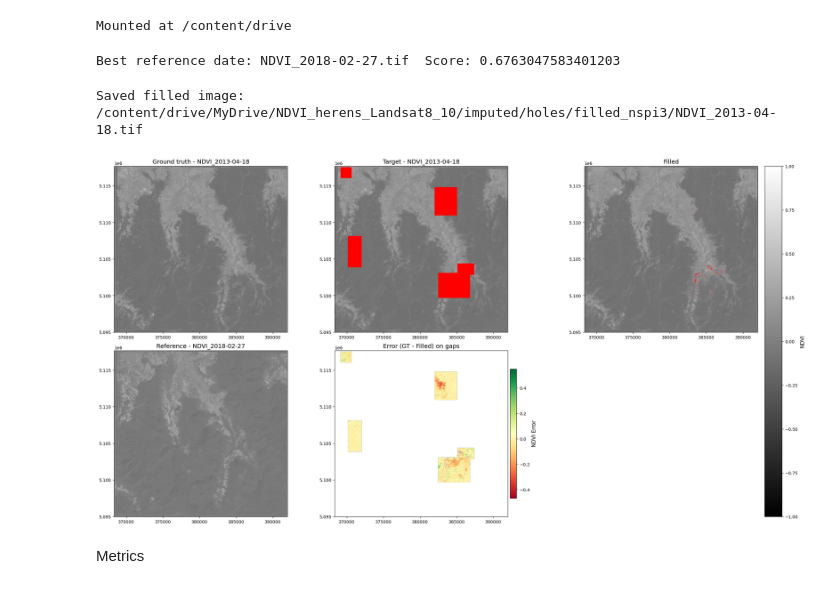
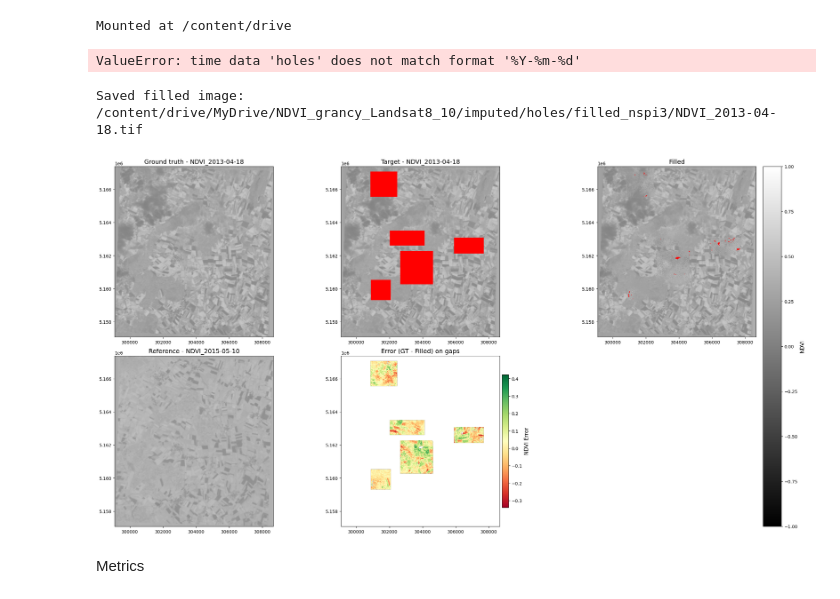
Before and after one commit to larasauser/master, a Jupyter notebook: nspi_3.ipynb, the cells around one changed output. Saved outputs shown, nothing was run; the diff lists cells and outputs as text; code cells hidden in the pictures.

```diff
--- a/nspi_3.ipynb
+++ b/nspi_3.ipynb
@@ -46,7 +46,7 @@ import rasterio
 from datetime import datetime
 from rasterio.warp import reproject, Resampling
 
-def choose_reference(target_path, candidate_folder, gap_mask, alpha=0.7, beta=0.3, month_window=3):
+def choose_reference(target_path, candidate_folder, gap_mask, alpha=1, beta=0.01, month_window=1):
     """
     Chooses the best reference image for NSPI with temporal filtering and automatic recropping.
     Returns:
@@ -172,7 +172,7 @@ def predict_pixel_value(similar_pixels, distances, ref_patch, target_patch, stds
 
     return T1 * L1 + T2 * L2
 # %%
-def filled_gaps_nspi(ground_truth, target_img, ref_img, gap_mask, m=20, max_window=151):
+def filled_gaps_nspi(ground_truth, target_img, ref_img, gap_mask, m=20, max_window=76):
     filled = target_img.copy()
     h, w = target_img.shape
     pad = max_window // 2
@@ -284,9 +284,9 @@ drive.mount('/content/drive')
 Mounted at /content/drive
 # %%
 # Paths
-ground_truth_path = "/content/drive/MyDrive/NDVI_herens_Landsat8_10/imputed/NDVI_2013-04-18.tif"
-target_path = "/content/drive/MyDrive/NDVI_herens_Landsat8_10/imputed/holes/NDVI_2013-04-18.tif"
-candidate_folder = "/content/drive/MyDrive/NDVI_herens_Landsat8_10/imputed"
+ground_truth_path = "/content/drive/MyDrive/NDVI_grancy_Landsat8_10/imputed/NDVI_2013-04-18.tif"
+target_path = "/content/drive/MyDrive/NDVI_grancy_Landsat8_10/imputed/holes_real/NDVI_2013-04-18_holes.tif"
+candidate_folder = "/content/drive/MyDrive/NDVI_grancy_Landsat8_10/imputed"
 
 # Load images
 ground_truth, profile = load_image(ground_truth_path)
@@ -296,31 +296,31 @@ target_img, _ = load_image(target_path)
 gap_mask = (target_img == -9999) | np.isnan(target_img)
 
 # Replace -9999 with NaN for processing
-target_img = np.where(gap_mask, np.nan, target_img)
+#target_img = np.where(gap_mask, np.nan, target_img)
 
 # Choose reference image
 ref_img, ref_date, score = choose_reference(target_path, candidate_folder, gap_mask)
 print("Best reference date:", ref_date, " Score:", score)
 # %% [output]
-Best reference date: NDVI_2018-02-27.tif  Score: 0.6763047583401203
+ValueError: time data 'holes' does not match format '%Y-%m-%d'
 # %%
 # Fill gaps
 filled_img = filled_gaps_nspi(ground_truth, target_img, ref_img, gap_mask)
 
 # Save result
-out_path = "/content/drive/MyDrive/NDVI_herens_Landsat8_10/imputed/holes/filled_nspi3/NDVI_2013-04-18.tif"
+out_path = "/content/drive/MyDrive/NDVI_grancy_Landsat8_10/imputed/holes/filled_nspi3/NDVI_2013-04-18.tif"
 with rasterio.open(out_path, "w", **profile) as dst:
     dst.write(filled_img, 1)
 
 print("Saved filled image:", out_path)
 # %% [output]
-Saved filled image: /content/drive/MyDrive/NDVI_herens_Landsat8_10/imputed/holes/filled_nspi3/NDVI_2013-04-18.tif
+Saved filled image: /content/drive/MyDrive/NDVI_grancy_Landsat8_10/imputed/holes/filled_nspi3/NDVI_2013-04-18.tif
 # %%
 #Visualisation
-ref_path = "/content/drive/MyDrive/NDVI_herens_Landsat8_10/imputed/NDVI_2018-02-27.tif"
+ref_path = "/content/drive/MyDrive/NDVI_grancy_Landsat8_10/imputed/NDVI_2015-05-10.tif"
 visu_5(ground_truth, target_img, filled_img, ref_img, gap_mask, ground_truth_path, target_path, ref_path)
 # %% [output]
-[figure, old version]
+[figure, new version]
 # %% [markdown]
 Metrics
 # %%
```
